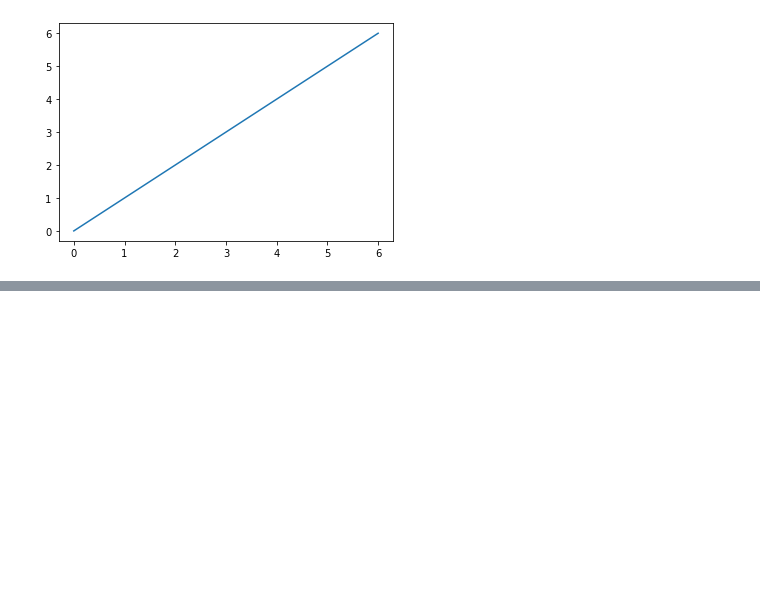
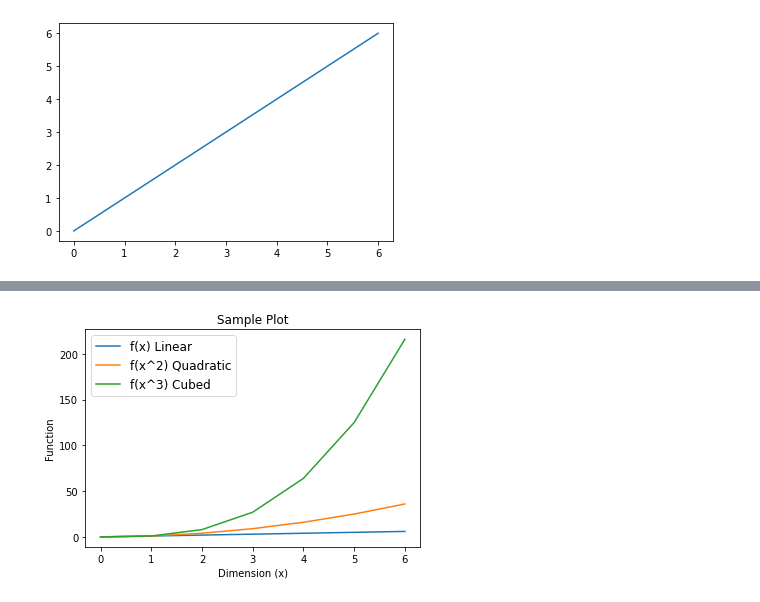
Before and after one commit to donneger/data_analysis_assessment, a Jupyter notebook: pyplot_assignment/pyplot.ipynb, the cells around one changed output, grey strips where cells are left out. Saved outputs shown, nothing was run; the diff lists cells and outputs as text; code cells hidden in the pictures; blank space fills up the shorter version.

```diff
--- a/pyplot_assignment/pyplot.ipynb
+++ b/pyplot_assignment/pyplot.ipynb
@@ -38,0 +62,14 @@ The diagram below from the matplotlib usage guide [link_here](https://matplotlib
+# %%
+# Having added titles it would be good to know what each of the plots lines are. This can be done by adding a label to each one.
+# *Note in each case of plot text components such as titles, labels or legends the fontsize can be used to inmprove the legibility and overall look.
+plt.plot(x,y1, label ="f(x) Linear")
+plt.plot(x,y2, label ="f(x^2) Quadratic")
+plt.plot(x,y3,label = "f(x^3) Cubed")
+plt.xlabel("Dimension (x)")
+plt.ylabel("Function")
+plt.title("Sample Plot")
+plt.legend(fontsize=12)
+
+plt.show()
+# %% [output]
+[figure, added]
```
Also changed, not shown: parts of 10 cells of this notebook.
